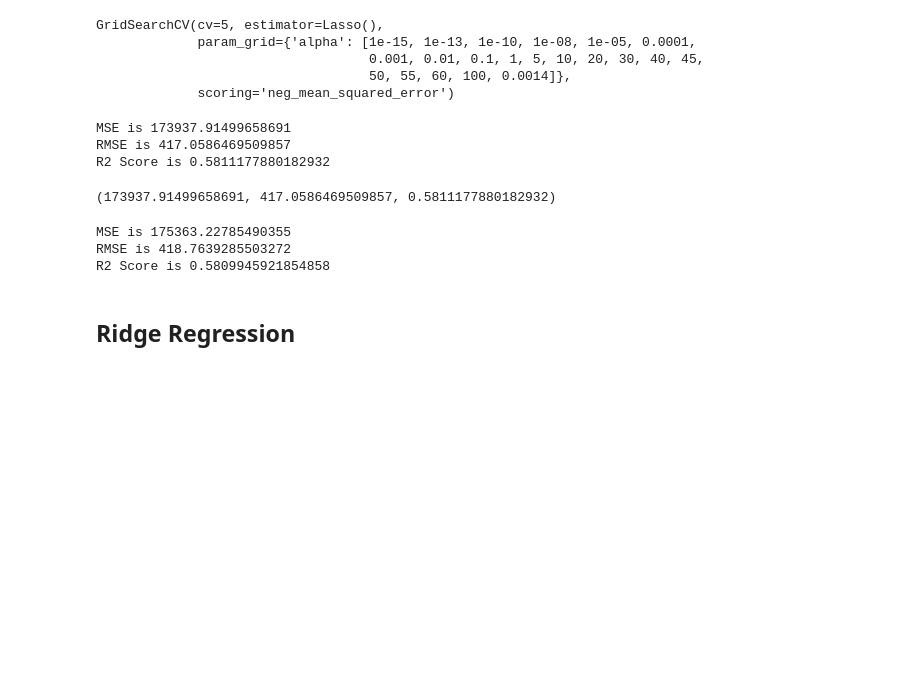
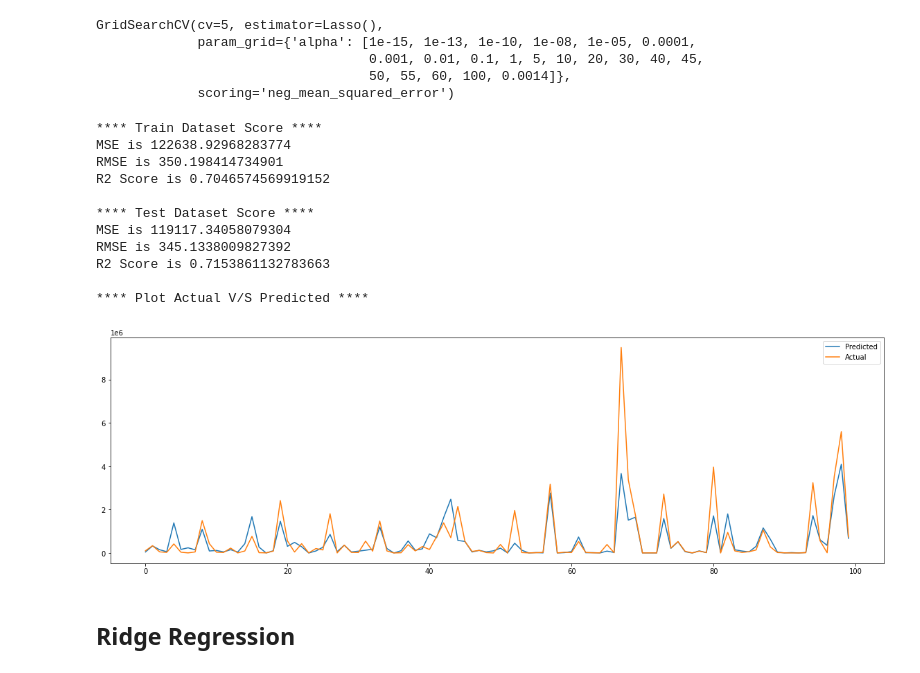
Before and after one commit to solankinitin1210/Capstone-Project-Bike-Sharing-Demand-Prediction, a Jupyter notebook: Bike_Sharing_Demand_Prediction_Capstone_Project.ipynb, the cells around one changed output. Cells and saved outputs as stored; diff of their text form; code cells hidden in the pictures; blank space fills up the shorter version.

```diff
--- a/Bike_Sharing_Demand_Prediction_Capstone_Project.ipynb
+++ b/Bike_Sharing_Demand_Prediction_Capstone_Project.ipynb
@@ -576,22 +625,23 @@ GridSearchCV(cv=5, estimator=Lasso(),
 y_train_pred = L1.predict(X_train)
 
 # Get predected values of target varible for test data
-y_test_pred = L1.predict(X_test)
+y_test_pred = L1.predict(x_test)
 # %%
 # Get score for trained dataset
-get_metrics(y_train**2,y_train_pred**2)
+MSE,RMSE,R2=get_metrics(Y_train**2,y_train_pred**2,y_test**2,y_test_pred**2)
 # %% [output]
-MSE is 173937.91499658691
-RMSE is 417.0586469509857
-R2 Score is 0.5811177880182932
+**** Train Dataset Score ****
+MSE is 122638.92968283774
+RMSE is 350.198414734901
+R2 Score is 0.7046574569919152
+
+**** Test Dataset Score ****
+MSE is 119117.34058079304
+RMSE is 345.1338009827392
+R2 Score is 0.7153861132783663
+
+**** Plot Actual V/S Predicted ****
-(173937.91499658691, 417.0586469509857, 0.5811177880182932)
+[figure, added]
-# %%
-# Get score for test dataset
-MSE,RMSE,R2=get_metrics(y_test**2,y_test_pred**2)
-# %% [output]
-MSE is 175363.22785490355
-RMSE is 418.7639285503272
-R2 Score is 0.5809945921854858
 # %%
 #Append Data to score table
 Score_Table['L1_Model']={'MSE':MSE,'RMSE':RMSE,'R2':R2}
```
Also changed, not shown: parts of 25 cells of this notebook.
